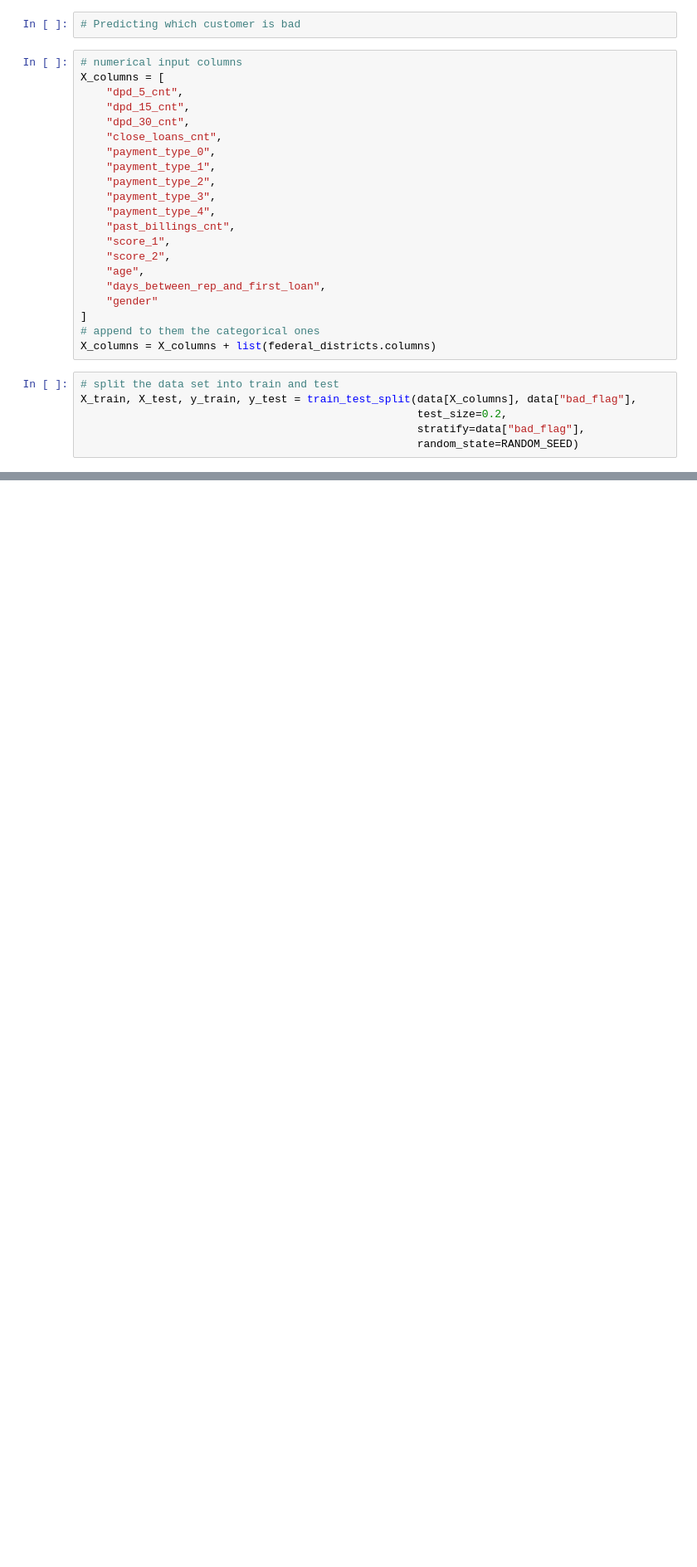
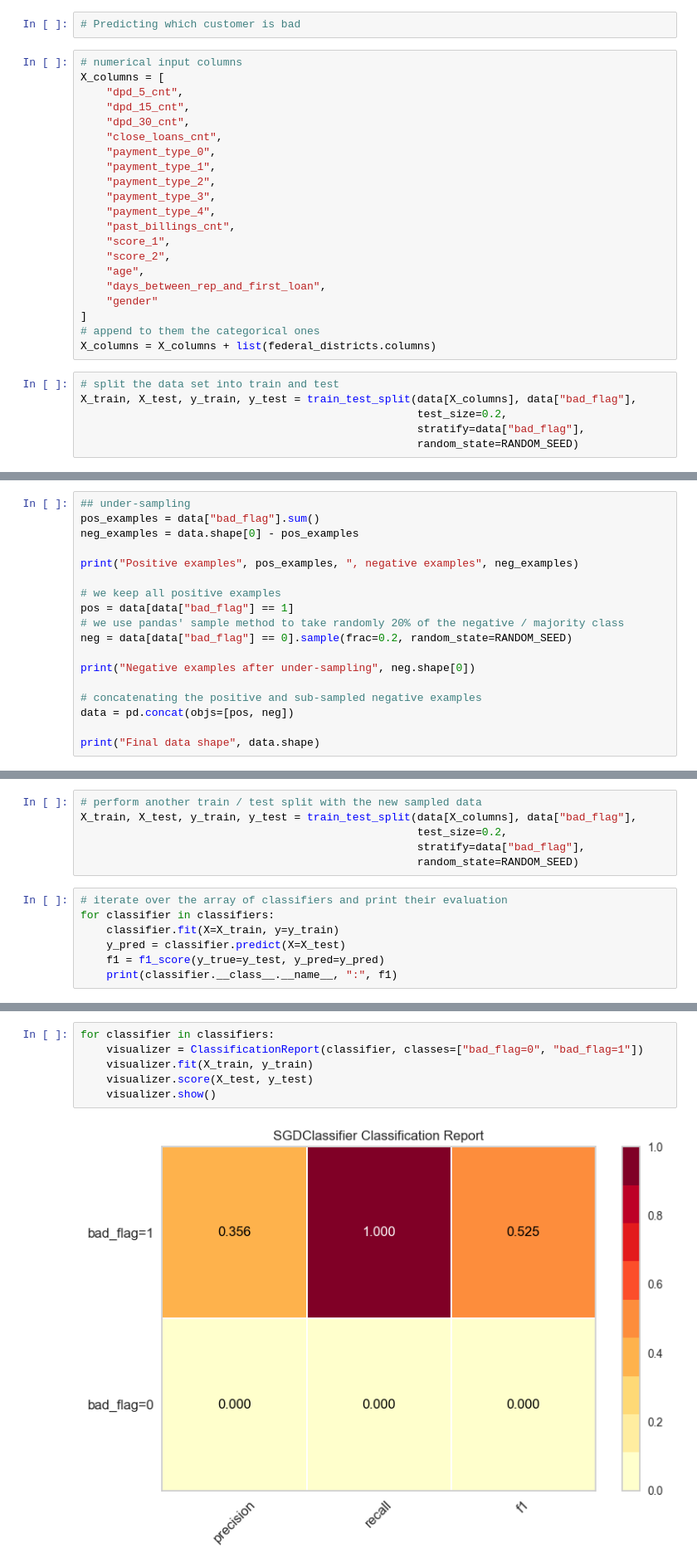
Before and after one commit to Golnoush-Gh/Classification, a Jupyter notebook: notebooks/Loan_flagging.ipynb, the cells around one changed output, grey strips where cells are left out. Shown: that part at 83% size. Drawn from its saved outputs; the diff is of its cells as text; blank space fills up the shorter version.

Commit message:
imbalanced data-set and parameter tuning

```diff
--- a/notebooks/Loan_flagging.ipynb
+++ b/notebooks/Loan_flagging.ipynb
@@ -247,0 +264,18 @@ for classifier in classifiers:
+# %%
+## under-sampling
+pos_examples = data["bad_flag"].sum()
+neg_examples = data.shape[0] - pos_examples
+
+print("Positive examples", pos_examples, ", negative examples", neg_examples)
+
+# we keep all positive examples
+pos = data[data["bad_flag"] == 1]
+# we use pandas' sample method to take randomly 20% of the negative / majority class
+neg = data[data["bad_flag"] == 0].sample(frac=0.2, random_state=RANDOM_SEED)
+
+print("Negative examples after under-sampling", neg.shape[0])
+
+# concatenating the positive and sub-sampled negative examples
+data = pd.concat(objs=[pos, neg])
+
+print("Final data shape", data.shape)
@@ -247,0 +286,13 @@ for classifier in classifiers:
+# %%
+# perform another train / test split with the new sampled data
+X_train, X_test, y_train, y_test = train_test_split(data[X_columns], data["bad_flag"],
+                                                    test_size=0.2,
+                                                    stratify=data["bad_flag"],
+                                                    random_state=RANDOM_SEED)
+# %%
+# iterate over the array of classifiers and print their evaluation
+for classifier in classifiers:
+    classifier.fit(X=X_train, y=y_train)
+    y_pred = classifier.predict(X=X_test)
+    f1 = f1_score(y_true=y_test, y_pred=y_pred)
+    print(classifier.__class__.__name__, ":", f1)
@@ -247,0 +308,8 @@ for classifier in classifiers:
+# %%
+for classifier in classifiers:
+    visualizer = ClassificationReport(classifier, classes=["bad_flag=0", "bad_flag=1"])
+    visualizer.fit(X_train, y_train)
+    visualizer.score(X_test, y_test)
+    visualizer.show()
+# %% [output]
+[figure, added]
```
Also changed, not shown: parts of 21 cells of this notebook.
